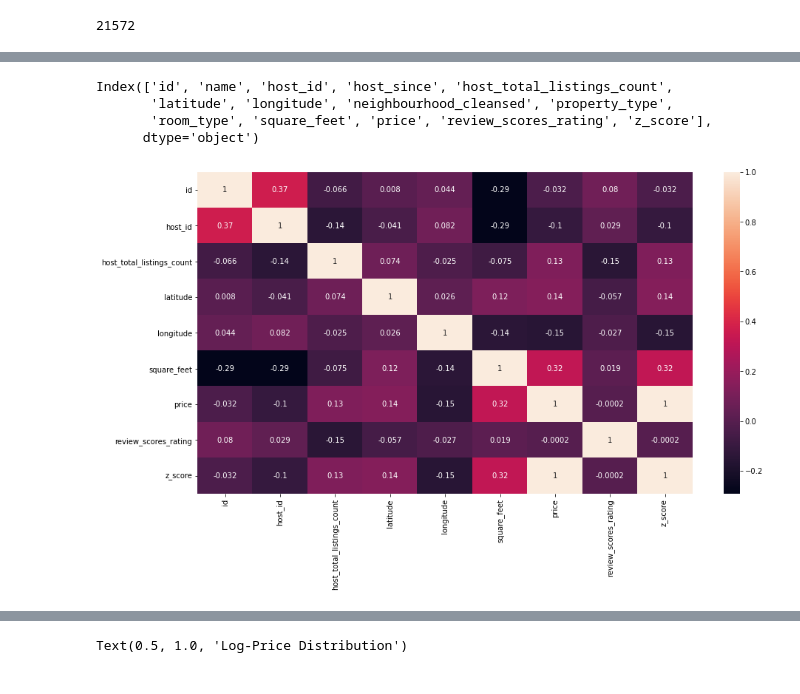
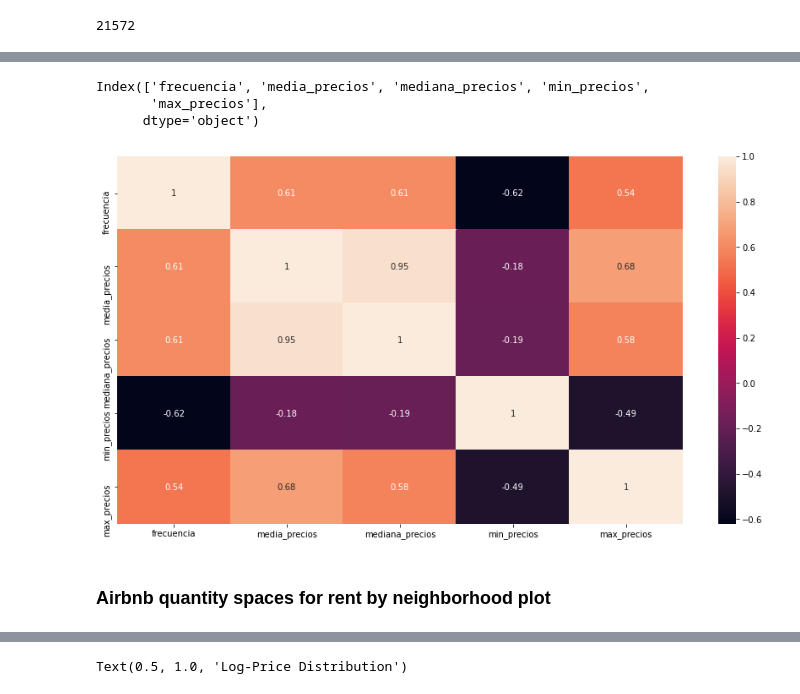
Before and after one commit to prope-2020-gh-classroom/practica-final-por-equipos-verano-2020-itam-EddOselotl, a Jupyter notebook: CorrelatePrice.ipynb, the cells around one changed output, grey strips where cells are left out. Drawn from its saved outputs; the diff is of its cells as text; code cells hidden in the pictures.

Commit message:
Update CorrelatePrice.ipynb
Calculations continue and changes are saved issue #6  #7

```diff
--- a/CorrelatePrice.ipynb
+++ b/CorrelatePrice.ipynb
@@ -78,0 +81,8 @@ dtype: int64
+# %%
+df_stat =(df.groupby("neighbourhood_cleansed").agg(frecuencia=("neighbourhood_cleansed", "count"),
+                                          media_precios =("price","mean"),
+                                          mediana_precios =("price","median"),
+                                          min_precios=("price","min"),
+                                          max_precios=("price","max")).sort_values(by=["frecuencia"],ascending=False))
+
+df_stat
@@ -79,12 +108,13 @@ dtype: int64
 # %%
-corr = df.corr(method='kendall')
+corr = df_stat.corr()
 plt.figure(figsize=(15,8))
 sns.heatmap(corr, annot=True)
-df.columns
+df_stat.columns
 # %% [output]
-Index(['id', 'name', 'host_id', 'host_since', 'host_total_listings_count',
-       'latitude', 'longitude', 'neighbourhood_cleansed', 'property_type',
-       'room_type', 'square_feet', 'price', 'review_scores_rating', 'z_score'],
+Index(['frecuencia', 'media_precios', 'mediana_precios', 'min_precios',
+       'max_precios'],
       dtype='object')
-[figure, old version]
+[figure, new version]
+# %% [markdown]
+### Airbnb quantity spaces for rent by neighborhood plot
 # %%
```
Also changed, not shown: parts of 11 cells of this notebook.
